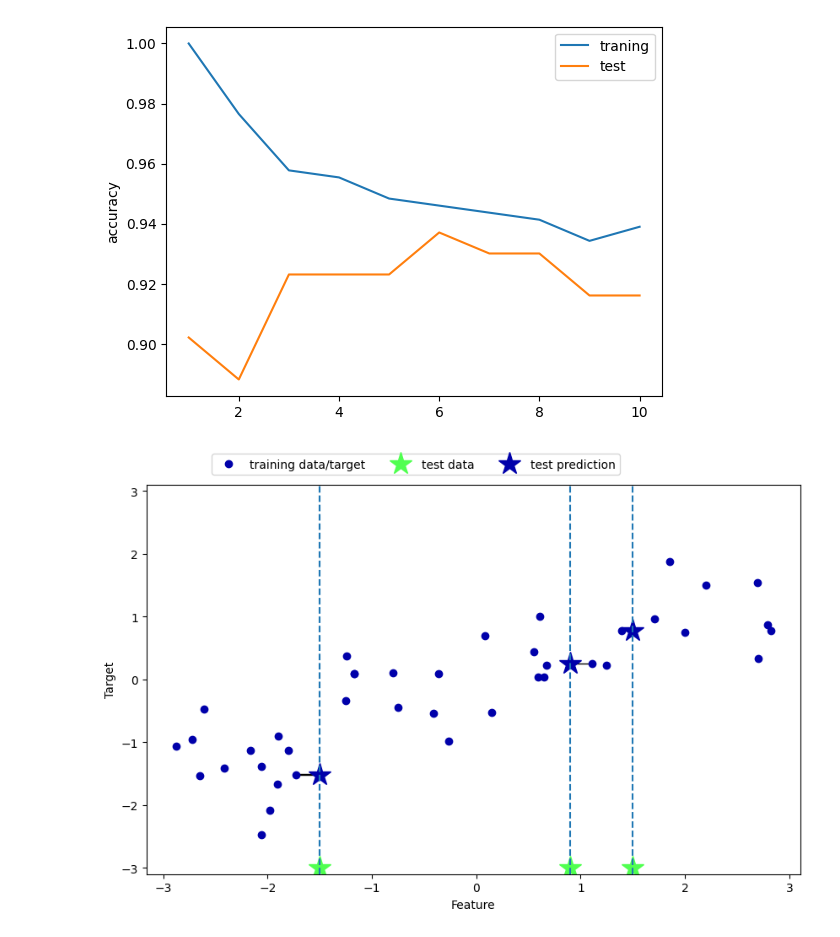
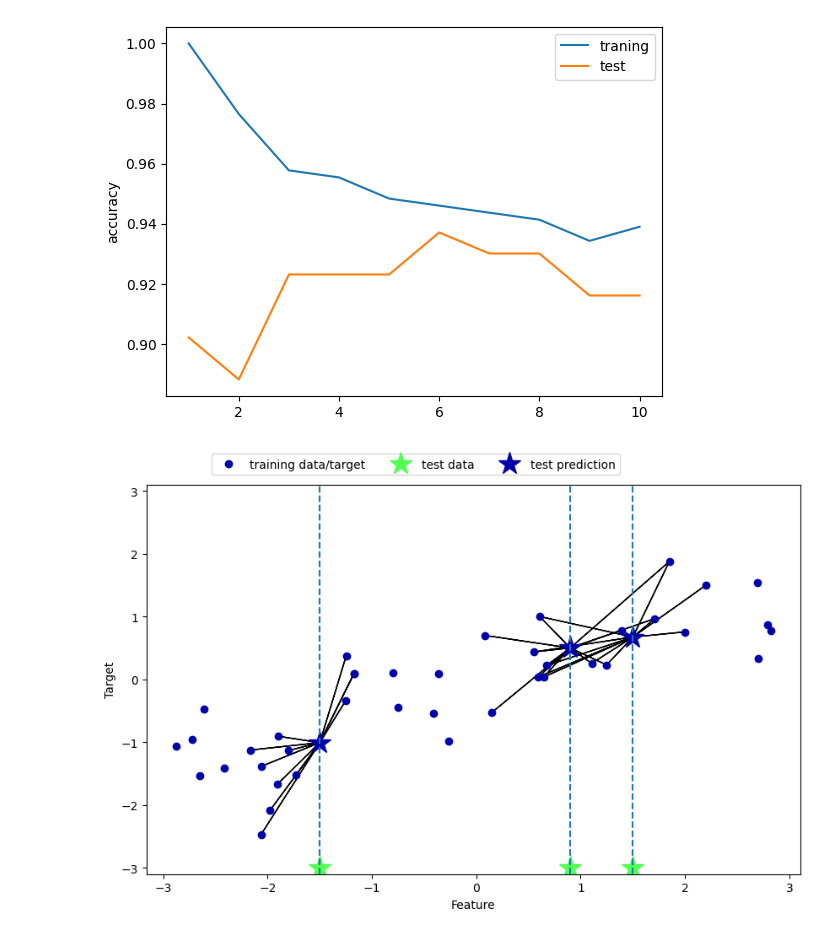
Before and after one commit to ysfcil/Data-Analysis, a Jupyter notebook: supervisied_learning.ipynb, the cells around one changed output. Drawn from its saved outputs; the diff is of its cells as text; code cells hidden in the pictures.

```diff
--- a/supervisied_learning.ipynb
+++ b/supervisied_learning.ipynb
@@ -80,6 +80,6 @@ plt.ylabel("accuracy")
 Text(0, 0.5, 'accuracy')
 [figure]
 # %%
-mglearn.plots.plot_knn_regression(n_neighbors=1)
+mglearn.plots.plot_knn_regression(n_neighbors=12)
 # %% [output]
-[figure, old version]
+[figure, new version]
```
Also changed, not shown: 1 other file.
